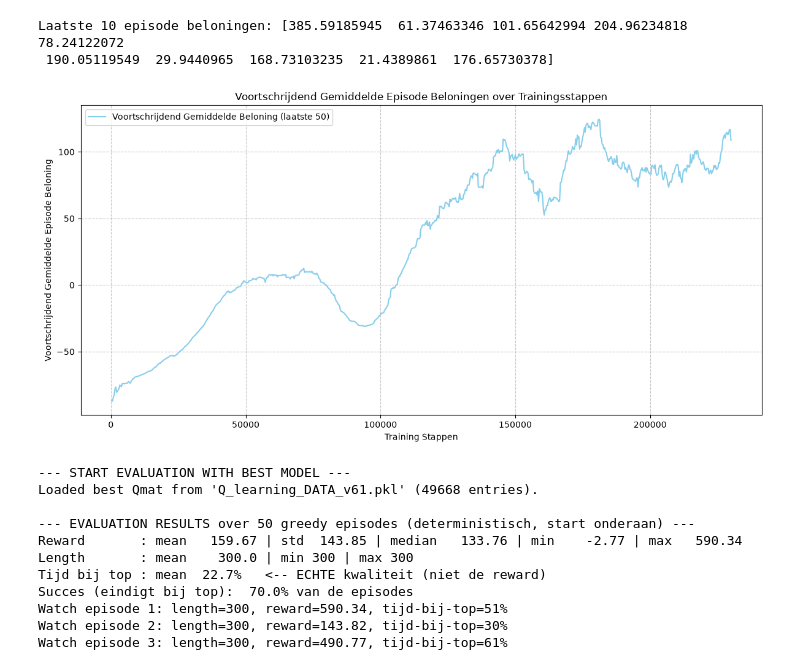
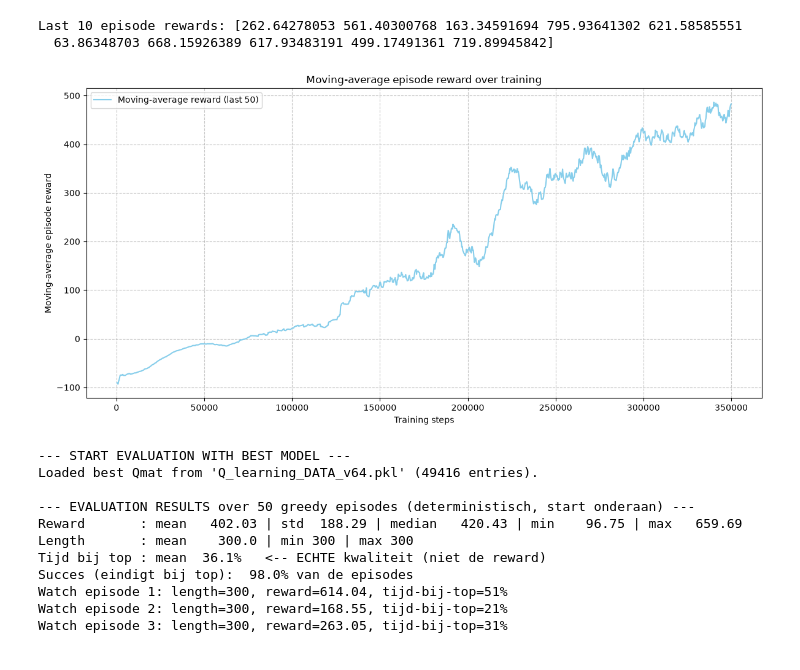
Before and after one commit to Martijn-vd-s/gym-unbalanced-disk-5SC28-group-24, a Jupyter notebook: src/swingup/q_learning/Q_Learning_latest.ipynb, the cells around one changed output. Drawn from its saved outputs; the diff is of its cells as text; code cells hidden in the pictures.

Commit message:
working best v64!

```diff
--- a/src/swingup/q_learning/Q_Learning_latest.ipynb
+++ b/src/swingup/q_learning/Q_Learning_latest.ipynb
@@ -319,32 +286,30 @@ Successfully loaded Qmat from 'Q_learning_DATA_v61.pkl' for final check. Size: 4
 # %%
-from matplotlib import pyplot as plt
+import matplotlib.pyplot as plt
 import numpy as np
-print(f"Laatste 10 episode beloningen: {ep_rewards[-10:]}")
-N_ROLLING_MEAN = 50 # Je kunt dit aanpassen naar behoefte
-rolled_rewards = []
-for i in range(len(ep_rewards)):
-    start_index = max(0, i - N_ROLLING_MEAN + 1)
-    rolled_rewards.append(np.mean(ep_rewards[start_index:i+1]))
 
-plt.figure(figsize=(12, 6)) # Optioneel: Maak de plot wat groter
-plt.plot(ep_lengths_steps, rolled_rewards, label=f'Voortschrijdend Gemiddelde Beloning (laatste {N_ROLLING_MEAN})', color='skyblue')
+print(f"Last 10 episode rewards: {ep_rewards[-10:]}")
+N_ROLLING_MEAN = 50
+rolled_rewards = [np.mean(ep_rewards[max(0, i - N_ROLLING_MEAN + 1):i + 1]) for i in range(len(ep_rewards))]
+
+plt.figure(figsize=(12, 6))
+plt.plot(ep_lengths_steps, rolled_rewards, label=f'Moving-average reward (last {N_ROLLING_MEAN})', color='skyblue')
 plt.legend()
-plt.xlabel("Training Stappen")
-plt.ylabel("Voortschrijdend Gemiddelde Episode Beloning")
-plt.title("Voortschrijdend Gemiddelde Episode Beloningen over Trainingsstappen")
-plt.grid(True, linestyle='--', alpha=0.7) # Voeg een subtiel raster toe
-plt.tight_layout() # Zorgt ervoor dat alle elementen goed passen
+plt.xlabel("Training steps")
+plt.ylabel("Moving-average episode reward")
+plt.title("Moving-average episode reward over training")
+plt.grid(True, linestyle='--', alpha=0.7)
+plt.tight_layout()
 plt.show()
 # %% [output]
-Laatste 10 episode beloningen: [385.59185945  61.37463346 101.65642994 204.96234818  78.24122072
- 190.05119549  29.9440965  168.73103235  21.4389861  176.65730378]
+Last 10 episode rewards: [262.64278053 561.40300768 163.34591694 795.93641302 621.58585551
+  63.86348703 668.15926389 617.93483191 499.17491361 719.89945842]
-[figure, old version]
+[figure, new version]
 # %%
 # --- Evaluatie Fase: REPRODUCEERBAAR (deterministisch + vaste start onderaan) ---
 print("\n--- START EVALUATION WITH BEST MODEL ---")
 import pickle
 
-checkpoint_filename = 'Q_learning_DATA_v61.pkl'
+checkpoint_filename = 'Q_learning_DATA_v64.pkl'
 nvec_angle = 120                 # MOET gelijk zijn aan de training-cel
 nvec_rps   = 50                  # MOET gelijk zijn aan de training-cel
 eval_max_episode_steps = 300     # zelfde als tijdens training
@@ -431,13 +396,13 @@ else:
 # --- Einde van het Script ---
 # %% [output]
 --- START EVALUATION WITH BEST MODEL ---
-Loaded best Qmat from 'Q_learning_DATA_v61.pkl' (49668 entries).
+Loaded best Qmat from 'Q_learning_DATA_v64.pkl' (49416 entries).
 
 --- EVALUATION RESULTS over 50 greedy episodes (deterministisch, start onderaan) ---
-Reward       : mean   159.67 | std  143.85 | median   133.76 | min    -2.77 | max   590.34
+Reward       : mean   402.03 | std  188.29 | median   420.43 | min    96.75 | max   659.69
 Length       : mean    300.0 | min 300 | max 300
-Tijd bij top : mean  22.7%   <-- ECHTE kwaliteit (niet de reward)
-Succes (eindigt bij top):  70.0% van de episodes
-Watch episode 1: length=300, reward=590.34, tijd-bij-top=51%
-Watch episode 2: length=300, reward=143.82, tijd-bij-top=30%
-Watch episode 3: length=300, reward=490.77, tijd-bij-top=61%
+Tijd bij top : mean  36.1%   <-- ECHTE kwaliteit (niet de reward)
+Succes (eindigt bij top):  98.0% van de episodes
+Watch episode 1: length=300, reward=614.04, tijd-bij-top=51%
+Watch episode 2: length=300, reward=168.55, tijd-bij-top=21%
+Watch episode 3: length=300, reward=263.05, tijd-bij-top=31%
```
Also changed, not shown: parts of 6 cells of this notebook, 18 other files.
